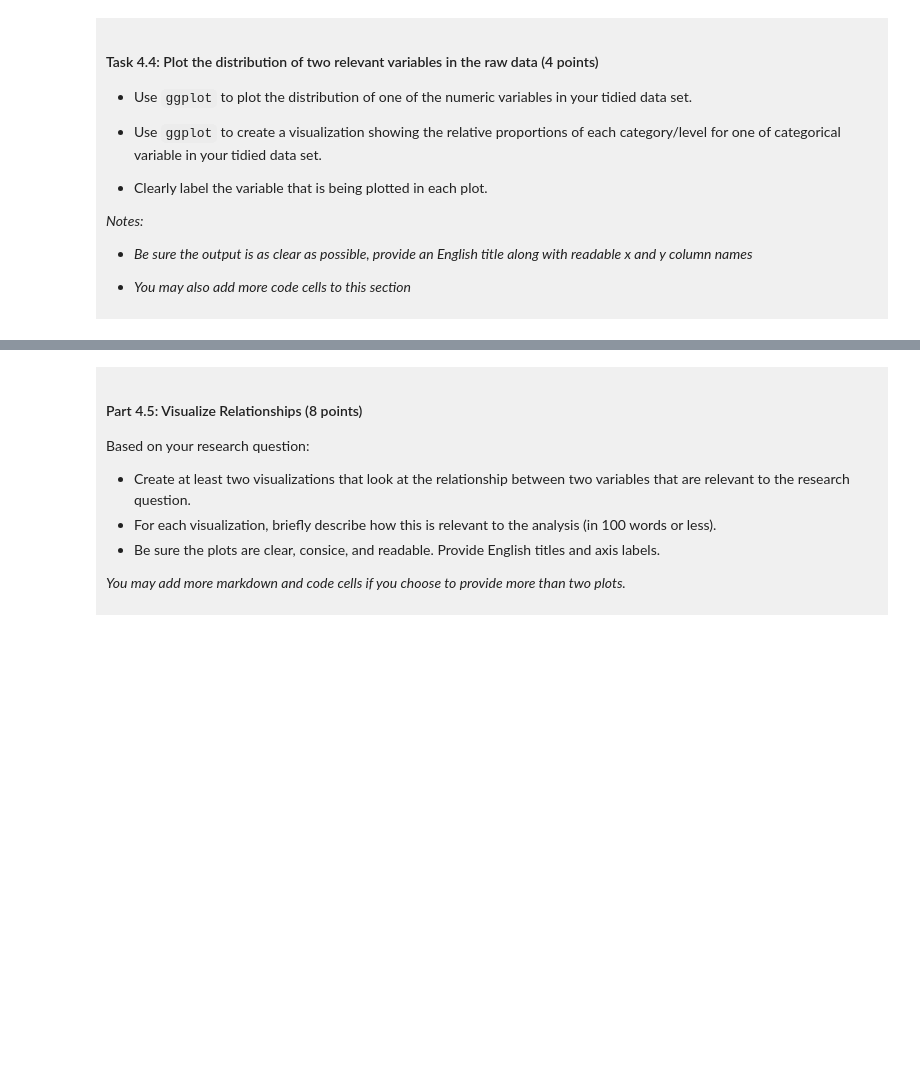
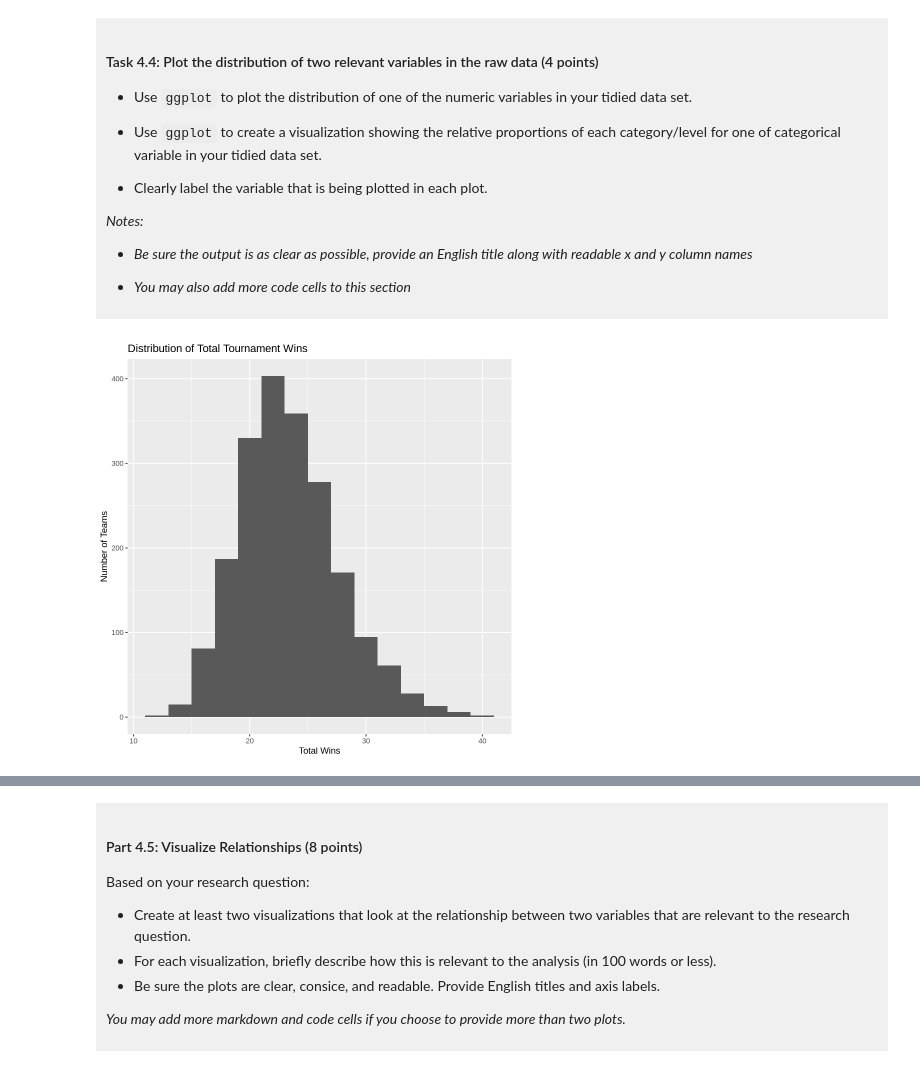
Before and after one commit to Joy4620/dsci-100-project-joy-li, a Jupyter notebook: dsci-100-project-notebook.ipynb, the cells around one changed output, grey strips where cells are left out. Cells and saved outputs as stored; diff of their text form; code cells hidden in the pictures; blank space fills up the shorter version.

```diff
--- a/dsci-100-project-notebook.ipynb
+++ b/dsci-100-project-notebook.ipynb
@@ -128,5 +128,7 @@ To help you with the analysis, here is a table of descriptions of each of the va
 
 </div>
 # %%
-
-#this is a comment made on jupyter
+library(tidyverse)
+url <- "https://raw.githubusercontent.com/diverse-data-hub/diversedata/refs/heads/main/data-clean/womensmarchmadness.csv"
+basketball_data <- read_csv(url)
+basketball_data |> slice(1:6)
@@ -189,4 +219,9 @@ Produce a tidy data set that could be used to answer your research question usin
 
 </div>
 # %%
-### EDIT THIS CODE CELL ###
+basketball_tidy <- basketball_data |>
+    filter(!is.na(seed), !is.na(conf_wins_pct), !is.na(total_wins)) |>
+    select(school, conference, seed, conf_wins_pct, total_wins) |> #select key categorical variables and numeric variables
+    mutate(school=as_factor(school), conference=as_factor(conference)) #ensure categorical variables are formatted as factors
+
+head(basketball_tidy, 6)
@@ -257,5 +375,11 @@ You will refine your research question (if needed) and produce a tidy data set.
 
 </div>
 # %%
-### EDIT THIS CODE CELL FOR PLOT 1 ###
+ggplot(basketball_tidy, aes(x = total_wins)) +
+  geom_histogram(binwidth = 2) +
+  labs(title = "Distribution of Total Tournament Wins",
+       x = "Total Wins",
+       y = "Number of Teams")
+# %% [output]
+[figure, added]
 # %%
```
Also changed, not shown: parts of 13 cells of this notebook.
